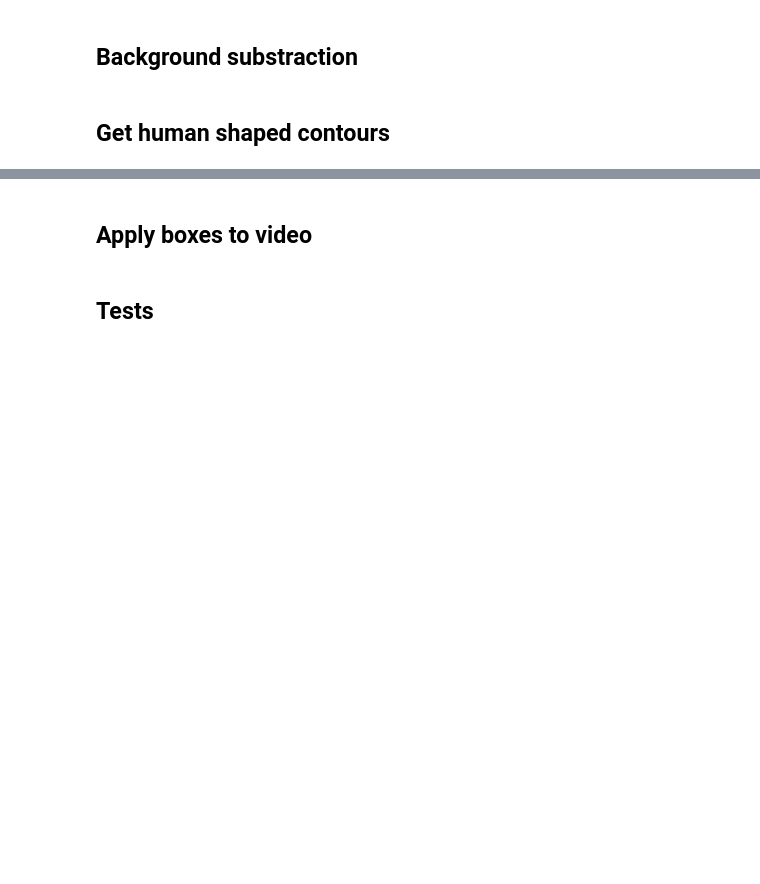
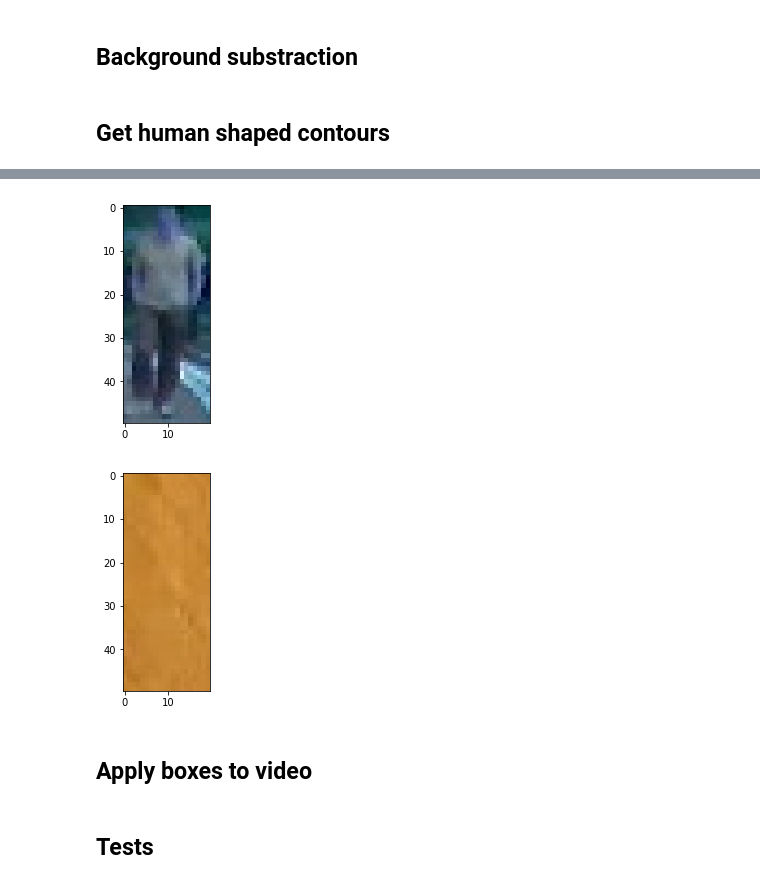
Before and after one commit to paulasquin/computer-vision-cs, a Jupyter notebook: Assignment2/asquin.ipynb, the cells around one changed output, grey strips where cells are left out. Saved outputs shown, nothing was run; the diff lists cells and outputs as text; code cells hidden in the pictures; blank space fills up the shorter version.

```diff
--- a/Assignment2/asquin.ipynb
+++ b/Assignment2/asquin.ipynb
@@ -8,10 +8,21 @@ import matplotlib.pyplot as plt
 import cv2
 import os
 import numpy as np
+import shutil
 import glob
 import matplotlib.image as mpimg
+import random
 
 data_root = "img1"
 BACK_SUB_FOLDER_PATH = "back_sub"
 MAX_DIST_CONSIST = 8
 N_CONSISTENCY = 3
+
+gt_path = './gt/gt.txt'
+
+_W = 1280
+_H = 960
+_N = 684 # number of frames
+
+WIDTH_SAMPLE_SVM = 15
+HEIGHT_SAMPLE_SVM = 30
@@ -90,6 +171,9 @@ class Box:
     def __repr__(self):
         ret = "x_min" + str(self.x_min) + ", y_min" + str(self.y_min) + ", x_max" + str(self.x_max) + ", y_max" + str(self.y_max)
         return ret
+
+    def is_overlap(self, other):
+        return not (self.x_max < other.x_min or self.x_min > other.x_max or self.y_max < other.y_min or self.y_min > other.y_max)
 
 
 def filter_ratio(box, ratio_min, ratio_max, disp=False):
@@ -153,3 +346,10 @@ a = get_contours_human_ratio(BACK_SUB_FOLDER_PATH + "/220.jpg", disp=False)
+# %%
+# print(svm.persons[0].shape)
+disp_image(svm.persons[4])
+disp_image(svm.negative[4])
+# %% [output]
+[figure, added]
+[figure, added]
 # %% [markdown]
 ## Apply boxes to video
 # %%
```
Also changed, not shown: parts of 10 cells of this notebook.
